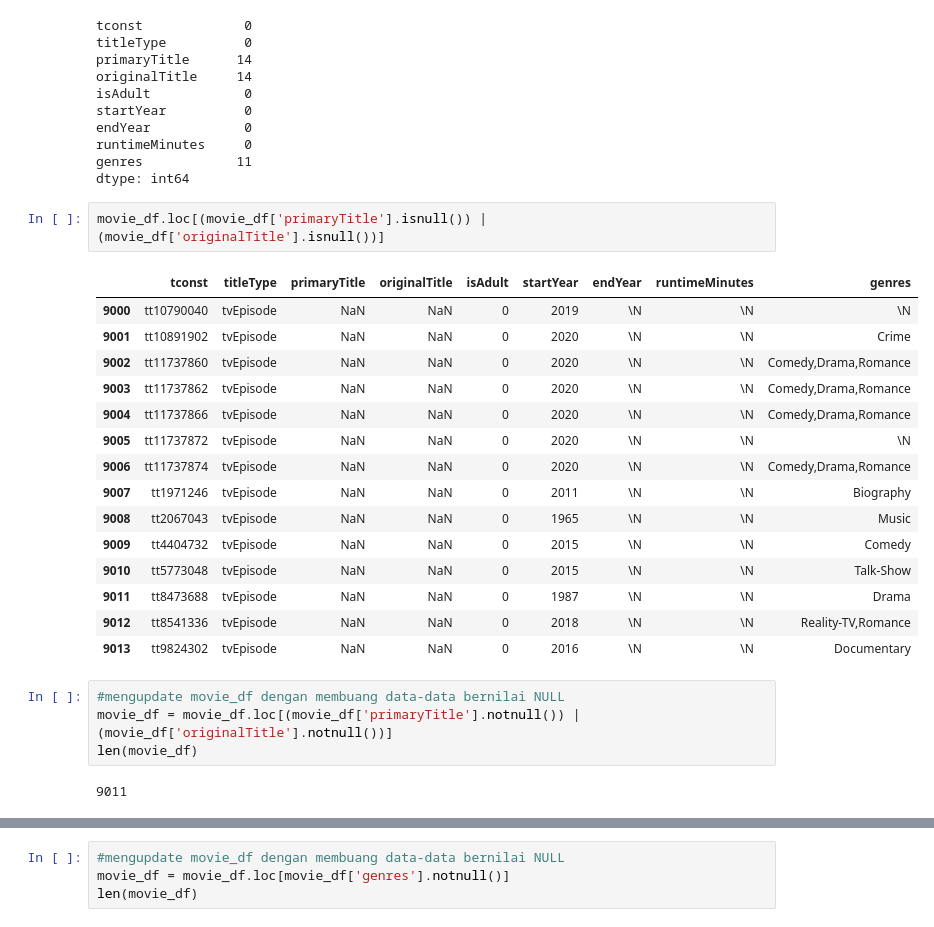
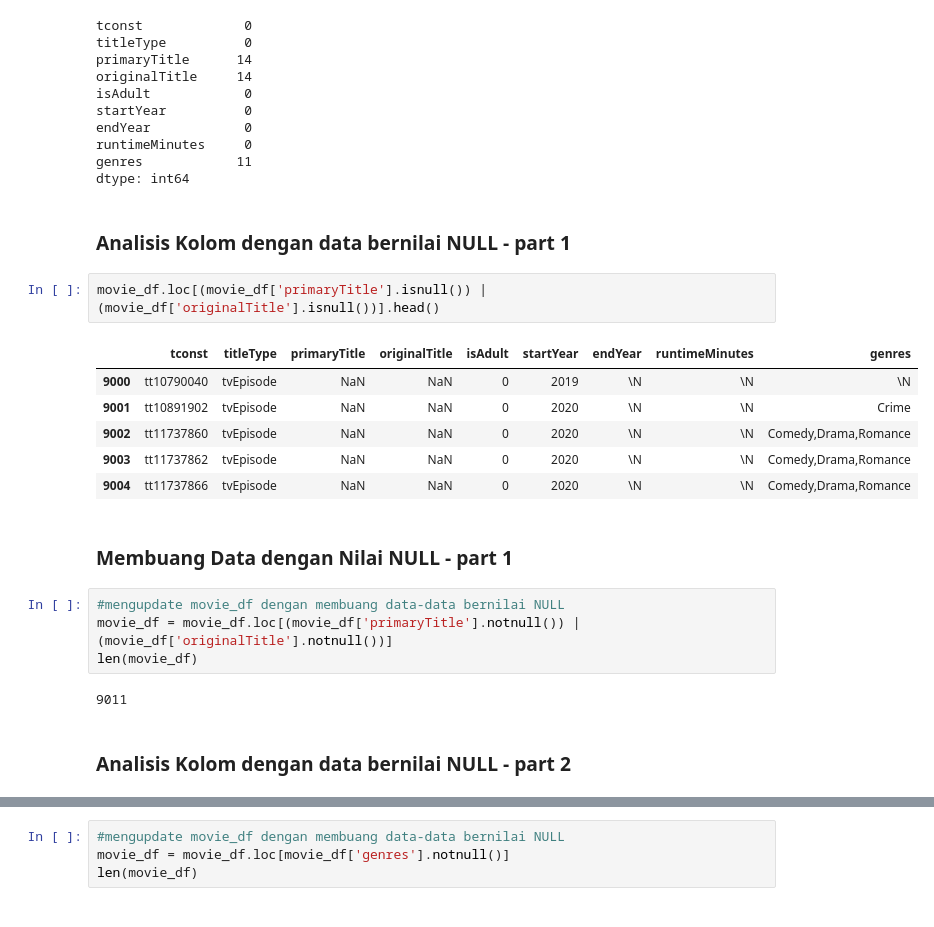
Before and after one commit to QueryIzul/--DQLab--Project-Machine-Learning-with-Python-Building-Recommender-System, a Jupyter notebook: Project Machine Learning with Python Building Recommender System.ipynb, the cells around one changed output, grey strips where cells are left out. Saved outputs shown, nothing was run; the diff lists cells and outputs as text.

```diff
--- a/Project Machine Learning with Python Building Recommender System.ipynb
+++ b/Project Machine Learning with Python Building Recommender System.ipynb
@@ -48,28 +54,25 @@ endYear            0
 runtimeMinutes     0
 genres            11
 dtype: int64
+# %% [markdown]
+### Analisis Kolom dengan data bernilai NULL - part 1
 # %%
-movie_df.loc[(movie_df['primaryTitle'].isnull()) | (movie_df['originalTitle'].isnull())]
+movie_df.loc[(movie_df['primaryTitle'].isnull()) | (movie_df['originalTitle'].isnull())].head()
 # %% [output]
 |  | tconst | titleType | primaryTitle | originalTitle | isAdult | startYear | endYear | runtimeMinutes | genres |
 | 9000 | tt10790040 | tvEpisode | NaN | NaN | 0 | 2019 | \N | \N | \N |
 | 9001 | tt10891902 | tvEpisode | NaN | NaN | 0 | 2020 | \N | \N | Crime |
 | 9002 | tt11737860 | tvEpisode | NaN | NaN | 0 | 2020 | \N | \N | Comedy,Drama,Romance |
 | 9003 | tt11737862 | tvEpisode | NaN | NaN | 0 | 2020 | \N | \N | Comedy,Drama,Romance |
 | 9004 | tt11737866 | tvEpisode | NaN | NaN | 0 | 2020 | \N | \N | Comedy,Drama,Romance |
-| 9005 | tt11737872 | tvEpisode | NaN | NaN | 0 | 2020 | \N | \N | \N |
-| 9006 | tt11737874 | tvEpisode | NaN | NaN | 0 | 2020 | \N | \N | Comedy,Drama,Romance |
-| 9007 | tt1971246 | tvEpisode | NaN | NaN | 0 | 2011 | \N | \N | Biography |
-| 9008 | tt2067043 | tvEpisode | NaN | NaN | 0 | 1965 | \N | \N | Music |
-| 9009 | tt4404732 | tvEpisode | NaN | NaN | 0 | 2015 | \N | \N | Comedy |
-| 9010 | tt5773048 | tvEpisode | NaN | NaN | 0 | 2015 | \N | \N | Talk-Show |
-| 9011 | tt8473688 | tvEpisode | NaN | NaN | 0 | 1987 | \N | \N | Drama |
-| 9012 | tt8541336 | tvEpisode | NaN | NaN | 0 | 2018 | \N | \N | Reality-TV,Romance |
-| 9013 | tt9824302 | tvEpisode | NaN | NaN | 0 | 2016 | \N | \N | Documentary |
+# %% [markdown]
+### Membuang Data dengan Nilai NULL - part 1
 # %%
 #mengupdate movie_df dengan membuang data-data bernilai NULL
 movie_df = movie_df.loc[(movie_df['primaryTitle'].notnull()) | (movie_df['originalTitle'].notnull())]
 len(movie_df)
 # %% [output]
 9011
+# %% [markdown]
+### Analisis Kolom dengan data bernilai NULL - part 2
 # %%
```
Also changed, not shown: parts of 17 cells of this notebook.
